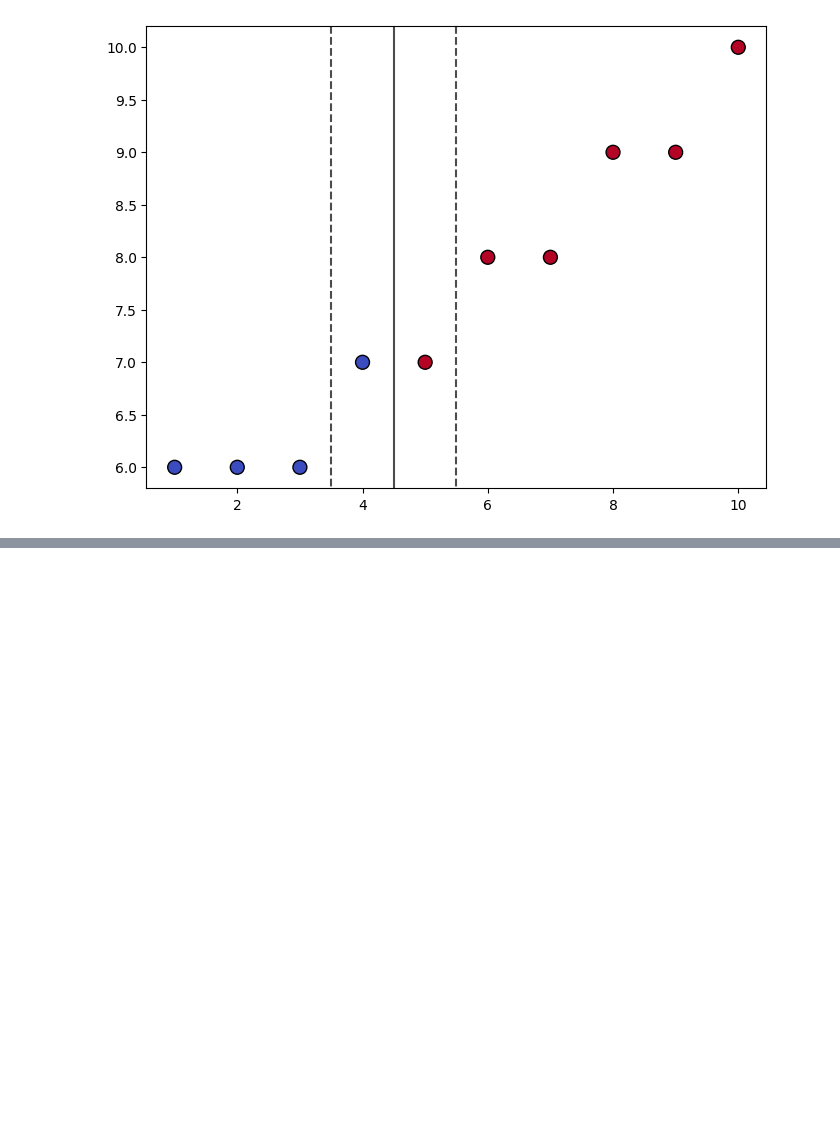
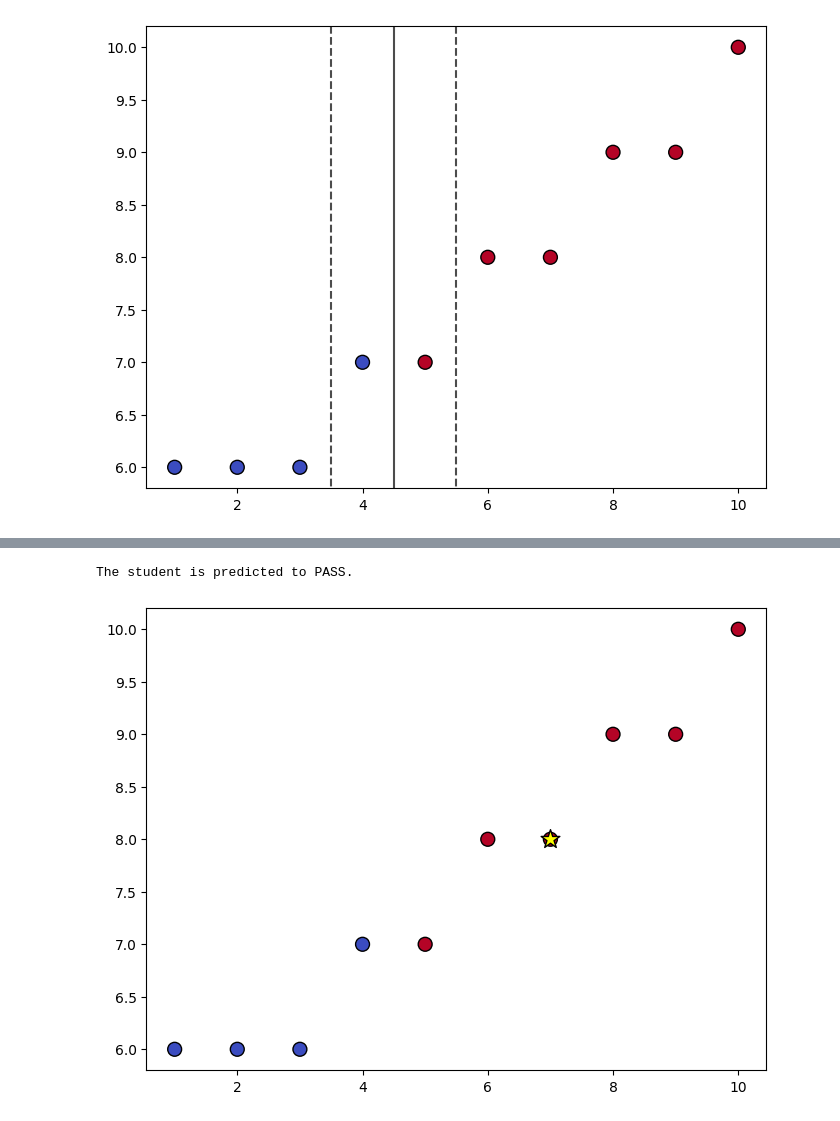
Before and after one commit to Django-Devloper/ML-algorithms, a Jupyter notebook: ML_Algorithms.ipynb, the cells around one changed output, grey strips where cells are left out. Saved outputs shown, nothing was run; the diff lists cells and outputs as text; code cells hidden in the pictures; blank space fills up the shorter version.

```diff
--- a/ML_Algorithms.ipynb
+++ b/ML_Algorithms.ipynb
@@ -564,0 +598,46 @@ The student is predicted to PASS.
+# %%
+import numpy as np
+import matplotlib.pyplot as plt
+from sklearn.neighbors import KNeighborsClassifier
+
+# 1️⃣ Data (Hours Studied, Sleep Hours vs Pass/Fail)
+X = np.array([
+    [1, 6],
+    [2, 6],
+    [3, 6],
+    [4, 7],
+    [5, 7],
+    [6, 8],
+    [7, 8],
+    [8, 9],
+    [9, 9],
+    [10, 10]
+])  # Features: Hours Studied, Sleep Hours
+
+y = np.array([0, 0, 0, 0, 1, 1, 1, 1, 1, 1])  # 0 = Fail, 1 = Pass
+
+# 2️⃣ Train KNN Classifier
+k = 3  # Number of neighbors
+model = KNeighborsClassifier(n_neighbors=k)
+model.fit(X, y)
+
+# 3️⃣ Predict for New Data
+new_data = np.array([[7, 8]])  # Example: Student studied for 7 hours, slept for 8 hours
+prediction = model.predict(new_data)
+
+# 4️⃣ Output Prediction
+if prediction == 1:
+    print("The student is predicted to PASS.")
+else:
+    print("The student is predicted to FAIL.")
+
+# 5️⃣ Visualizing the Decision Boundary
+plt.figure(figsize=(8, 6))
+plt.scatter(X[:, 0], X[:, 1], c=y, cmap='coolwarm', edgecolors='k', s=100)
+
+# Plot the new data point
+plt.scatter(new_data[0][0], new_data[0][1], c='yellow', edgecolors='k', s=200, marker='*')
+plt.show()
+# %% [output]
+The student is predicted to PASS.
+[figure, added]
```
Also changed, not shown: parts of 17 cells of this notebook.
